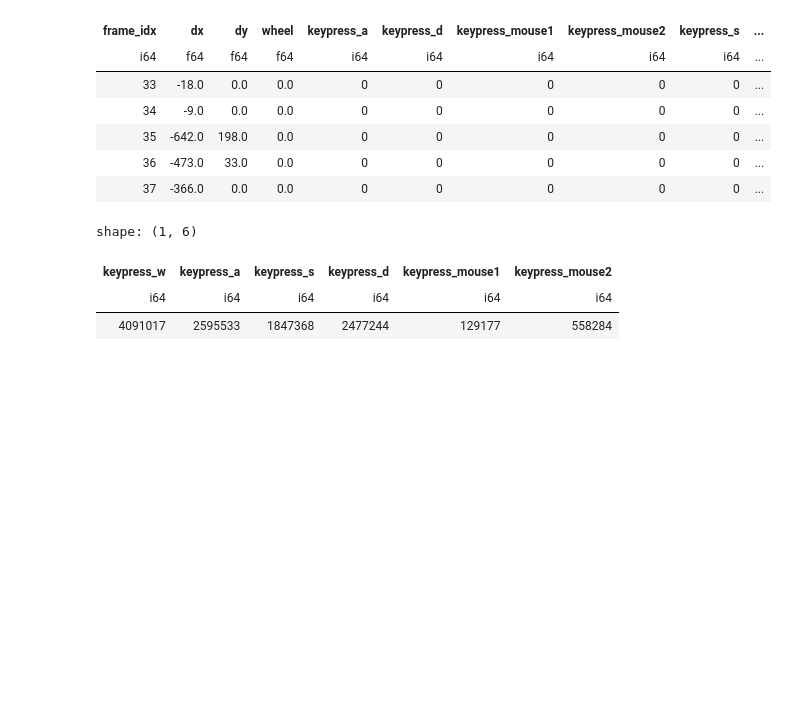
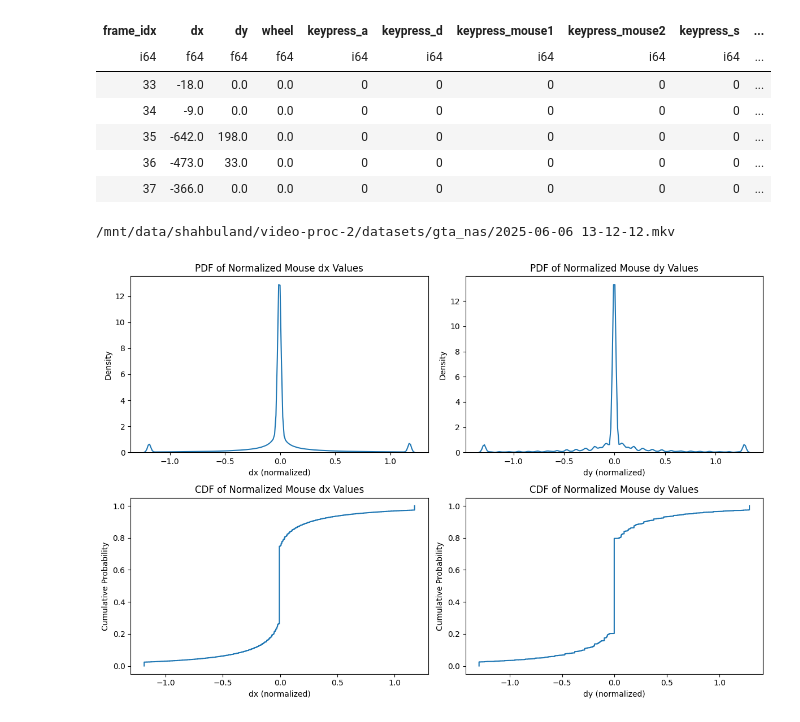
Before and after one commit to Wayfarer-Labs/wayfarer-latent-action-models, a Jupyter notebook: latent_action_models/data_exploration/visualizations.ipynb, the cells around one changed output. Drawn from its saved outputs; the diff is of its cells as text; code cells hidden in the pictures; blank space fills up the shorter version.

```diff
--- a/latent_action_models/data_exploration/visualizations.ipynb
+++ b/latent_action_models/data_exploration/visualizations.ipynb
@@ -30,9 +30,69 @@ shape: (5, 12)
 | 36 | -473.0 | 33.0 | 0.0 | 0 | 0 | 0 | 0 | 0 | ... |
 | 37 | -366.0 | 0.0 | 0.0 | 0 | 0 | 0 | 0 | 0 | ... |
 # %%
-proc_df.select(["keypress_w", "keypress_a", "keypress_s", "keypress_d", "keypress_mouse1", "keypress_mouse2"]).sum()
+# Get the full rows with max/min dy values
+dy_range = proc_df.filter(
+    (pl.col("dy") == proc_df.select(pl.col("dy").max()).item()) |
+    (pl.col("dy") == proc_df.select(pl.col("dy").min()).item())
+)
+print(dy_range['video_path'].unique()[0])
+dy_range
+import matplotlib.pyplot as plt
+import seaborn as sns
+import numpy as np
+
+# Create a figure with four subplots in a 2x2 grid
+fig, ((ax1, ax2), (ax3, ax4)) = plt.subplots(2, 2, figsize=(12,8))
+# Filter out extreme values for better visualization
+# choose once, up-top
+CLIP_Q = 0.95            # 95-th percentile of absolute deltas
+
+# 1️⃣ find the cut values on |value|
+cuts = (proc_df
+        .select([
+            pl.col("dx")   .abs().quantile(CLIP_Q).alias("dx_cut"),
+            pl.col("dy")   .abs().quantile(CLIP_Q).alias("dy_cut"),
+            pl.col("wheel").abs().quantile(CLIP_Q).alias("wheel_cut"),
+        ])
+        .to_dicts()[0])         # e.g. {'dx_cut': 742.0, 'dy_cut': 815.0, …}
+
+# 2️⃣ clip symmetrically and normalize to [-1, 1]
+proc_df = proc_df.with_columns([
+    (pl.col("dx").clip(-cuts["dx_cut"], cuts["dx_cut"])   - proc_df["dx"].mean()) / proc_df["dx"].std(),
+    (pl.col("dy").clip(-cuts["dy_cut"], cuts["dy_cut"])   - proc_df["dy"].mean()) / proc_df["dy"].std(),
+])
+
+
+# Plot PDF of dx values without extremes
+sns.kdeplot(data=proc_df['dx'], ax=ax1)
+ax1.set_title('PDF of Normalized Mouse dx Values')
+ax1.set_xlabel('dx (normalized)')
+ax1.set_ylabel('Density')
+
+# Plot PDF of dy values without extremes
+sns.kdeplot(data=proc_df['dy'], ax=ax2)
+ax2.set_title('PDF of Normalized Mouse dy Values')
+ax2.set_xlabel('dy (normalized)')
+ax2.set_ylabel('Density')
+
+# Plot CDF of dx values without extremes
+dx_sorted = np.sort(proc_df['dx'].to_numpy())
+dx_cdf = np.arange(1, len(dx_sorted) + 1) / len(dx_sorted)
+ax3.plot(dx_sorted, dx_cdf)
+ax3.set_title('CDF of Normalized Mouse dx Values')
+ax3.set_xlabel('dx (normalized)')
+ax3.set_ylabel('Cumulative Probability')
+
+# Plot CDF of dy values without extremes
+dy_sorted = np.sort(proc_df['dy'].to_numpy())
+dy_cdf = np.arange(1, len(dy_sorted) + 1) / len(dy_sorted)
+ax4.plot(dy_sorted, dy_cdf)
+ax4.set_title('CDF of Normalized Mouse dy Values')
+ax4.set_xlabel('dy (normalized)')
+ax4.set_ylabel('Cumulative Probability')
+
+plt.tight_layout()
+plt.show()
 # %% [output]
-shape: (1, 6)
+/mnt/data/shahbuland/video-proc-2/datasets/gta_nas/2025-06-06 13-12-12.mkv
-| keypress_w | keypress_a | keypress_s | keypress_d | keypress_mouse1 | keypress_mouse2 |
-| i64 | i64 | i64 | i64 | i64 | i64 |
-| 4091017 | 2595533 | 1847368 | 2477244 | 129177 | 558284 |
+[figure, added]
```
Also changed, not shown: parts of 3 cells of this notebook, 1 other file.
